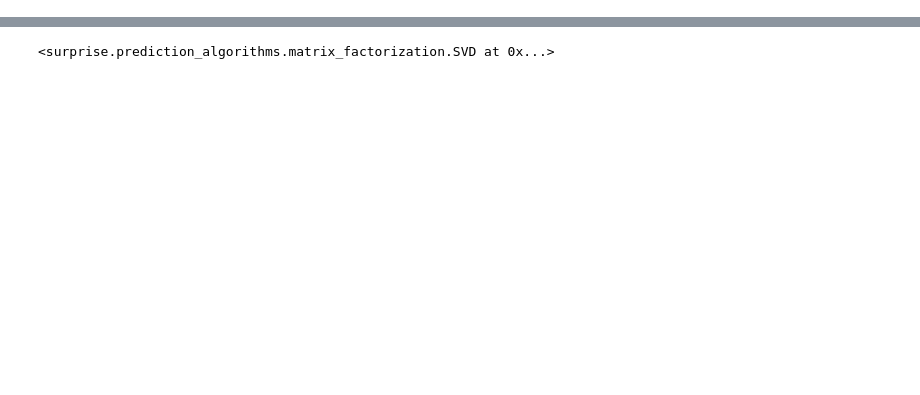
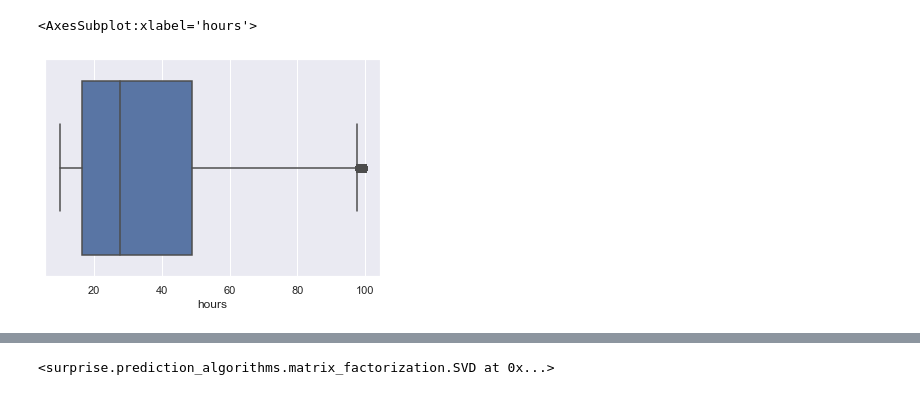
Before and after one commit to franpossetto/acamica-ds-spr3, a Jupyter notebook: Recomendation System.ipynb, the cells around one changed output, grey strips where cells are left out. Saved outputs shown, nothing was run; the diff lists cells and outputs as text; code cells hidden in the pictures; blank space fills up the shorter version.

```diff
--- a/Recomendation System.ipynb
+++ b/Recomendation System.ipynb
@@ -16,0 +293,5 @@ from surprise.model_selection import GridSearchCV
+# %%
+sns.boxplot(x = data_reviews4.hours)
+# %% [output]
+<AxesSubplot:xlabel='hours'>
+[figure, added]
```
Also changed, not shown: parts of 103 cells of this notebook, 1 other file.
